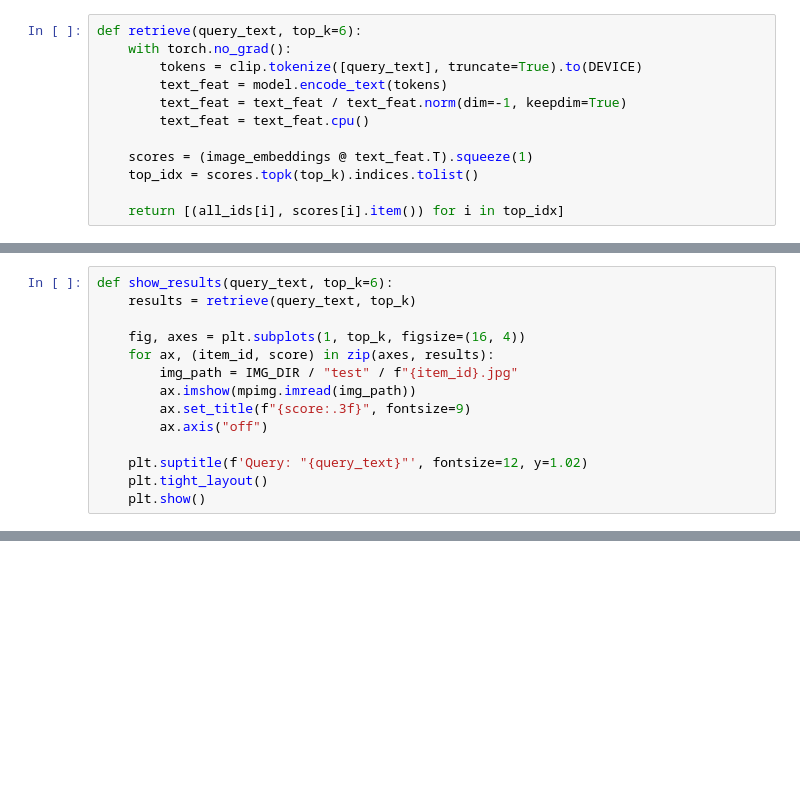
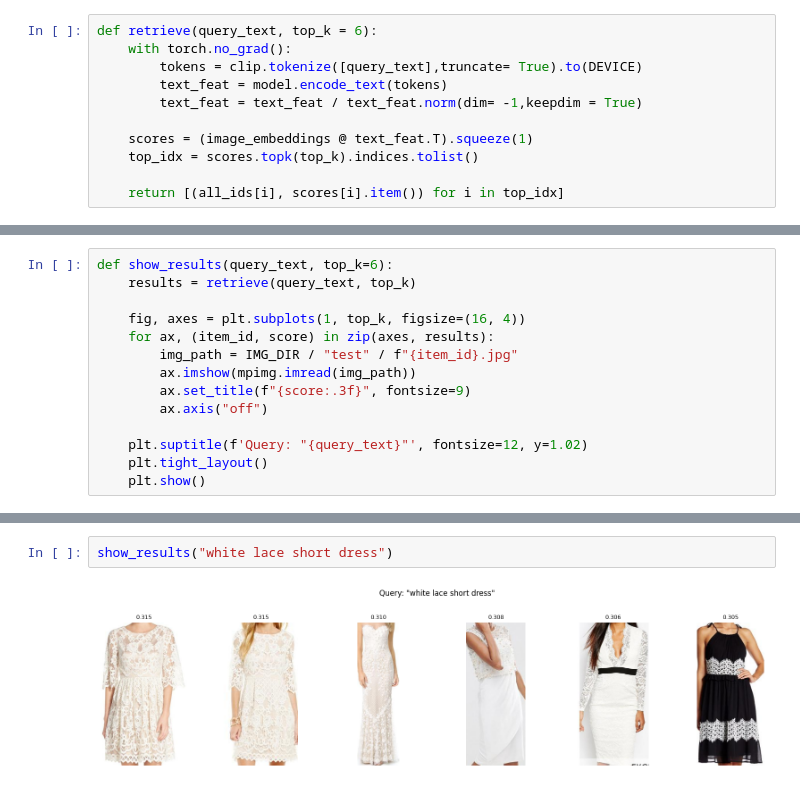
Before and after one commit to Suyog-16/fine-grained-retrieval-clip, a Jupyter notebook: notebooks/experiment.ipynb, the cells around one changed output, grey strips where cells are left out. Drawn from its saved outputs; the diff is of its cells as text; blank space fills up the shorter version.

```diff
--- a/notebooks/experiment.ipynb
+++ b/notebooks/experiment.ipynb
@@ -86,12 +86,11 @@ Index built: torch.Size([1197, 512])
 # %% [markdown]
 ### Text Query Function
 # %%
-def retrieve(query_text, top_k=6):
+def retrieve(query_text, top_k = 6):
     with torch.no_grad():
-        tokens = clip.tokenize([query_text], truncate=True).to(DEVICE)
+        tokens = clip.tokenize([query_text],truncate= True).to(DEVICE)
         text_feat = model.encode_text(tokens)
-        text_feat = text_feat / text_feat.norm(dim=-1, keepdim=True)
-        text_feat = text_feat.cpu()
+        text_feat = text_feat / text_feat.norm(dim= -1,keepdim = True)
 
     scores = (image_embeddings @ text_feat.T).squeeze(1)
     top_idx = scores.topk(top_k).indices.tolist()
@@ -119,0 +119,4 @@ AttributeError: 'Tensor' object has no attribute 'items'
+# %%
+show_results("white lace short dress")
+# %% [output]
+[figure, added]
```
Also changed, not shown: parts of 3 cells of this notebook.
